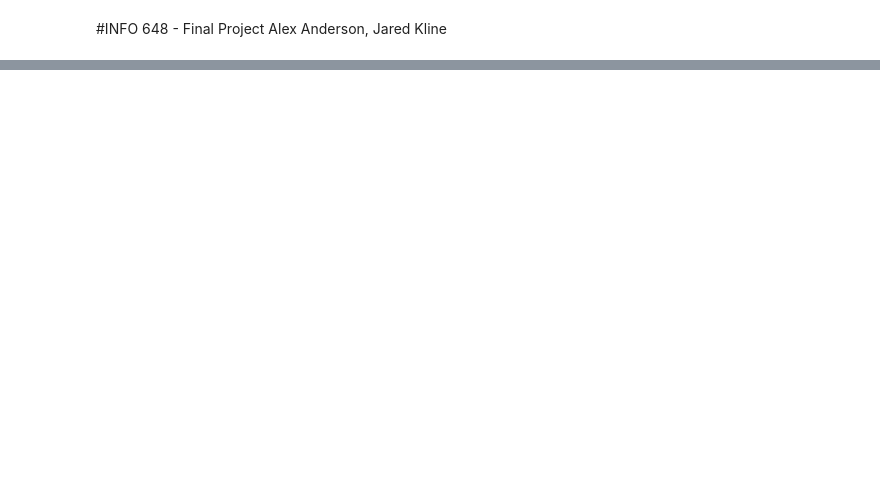
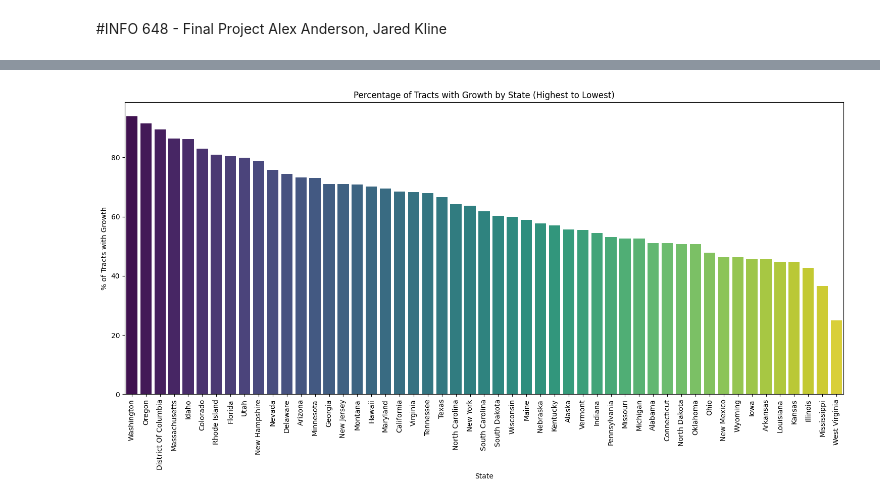
Before and after one commit to alexanderson522/INFO648, a Jupyter notebook: FinalProject/INFO648_Final_Project_AA_JK.ipynb, the cells around one changed output, grey strips where cells are left out. Saved outputs shown, nothing was run; the diff lists cells and outputs as text; code cells hidden in the pictures; blank space fills up the shorter version.

Commit message:
Initial Business and Data Understanding

```diff
--- a/FinalProject/INFO648_Final_Project_AA_JK.ipynb
+++ b/FinalProject/INFO648_Final_Project_AA_JK.ipynb
@@ -21,0 +48,5 @@ from sklearn.cluster import KMeans
+# %%
+#read in raw data
+raw_data = pd.read_csv('/content/student_tracts_raw.csv')
+raw_data.shape
+#~73k rows
@@ -21,0 +55,5 @@ from sklearn.cluster import KMeans
+# %%
+#drop na rows
+new_data = raw_data.dropna().copy()
+new_data.shape
+#dropped ~300 rows
@@ -21,0 +62,4 @@ from sklearn.cluster import KMeans
+# %%
+#create initial growth_pct field and growth target field
+new_data["growth_pct"] = (new_data["pop_total_2020"] - new_data["pop_total_2010"]) / new_data["pop_total_2010"] * 100
+new_data["growth"] = (new_data["growth_pct"] > 0).astype(int)
@@ -21,0 +79,8 @@ from sklearn.cluster import KMeans
+# %%
+#check which states have the highest and lowest percentage of growing tracts
+state_growth_percentage = new_data.groupby('STATE')['growth'].mean() * 100
+
+print("Top 10 States by % of Tracts with Growth:")
+print(state_growth_percentage.nlargest(10))
+print("\nBottom 10 States by % of Tracts with Growth:")
+print(state_growth_percentage.nsmallest(10))
@@ -21,0 +105,12 @@ from sklearn.cluster import KMeans
+# %%
+plt.figure(figsize=(15, 8))
+sorted_state_growth_percentage = state_growth_percentage.sort_values(ascending=False)
+sns.barplot(x=sorted_state_growth_percentage.index, y=sorted_state_growth_percentage.values, hue=sorted_state_growth_percentage.index, palette='viridis', legend=False)
+plt.title('Percentage of Tracts with Growth by State (Highest to Lowest)')
+plt.xlabel('State')
+plt.ylabel('% of Tracts with Growth')
+plt.xticks(rotation=90)
+plt.tight_layout()
+plt.show()
+# %% [output]
+[figure, added]
```
Also changed, not shown: parts of 19 cells of this notebook.
